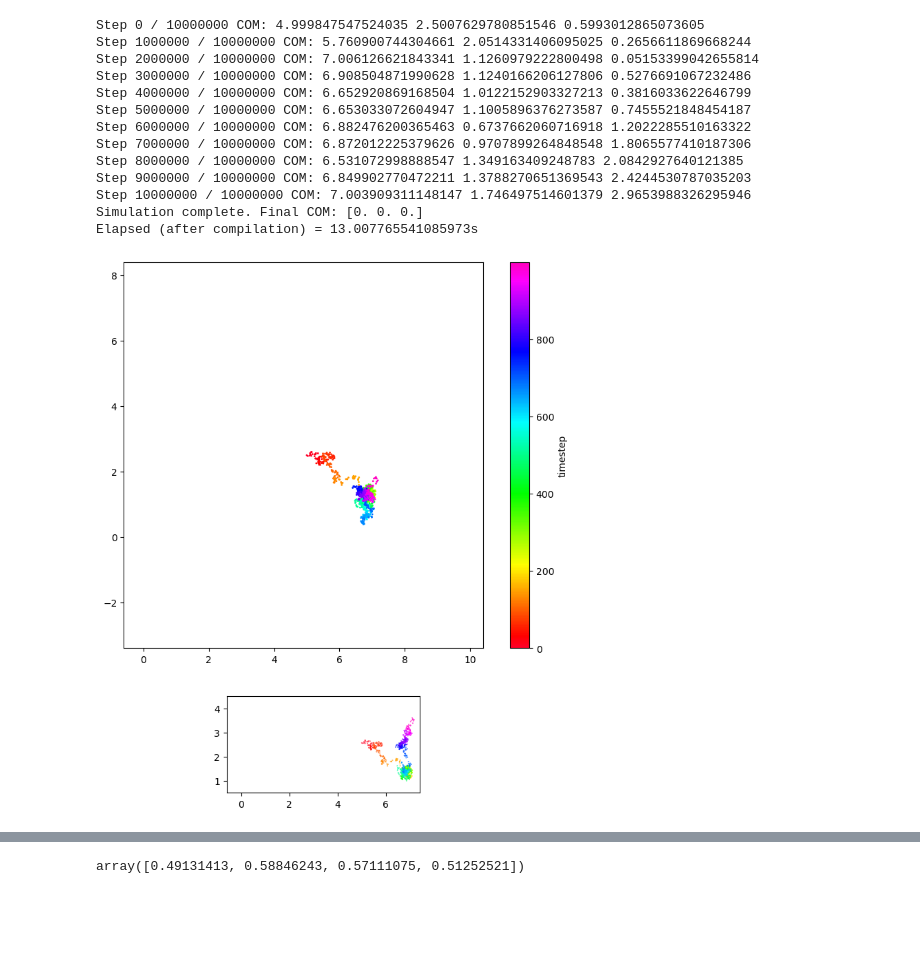
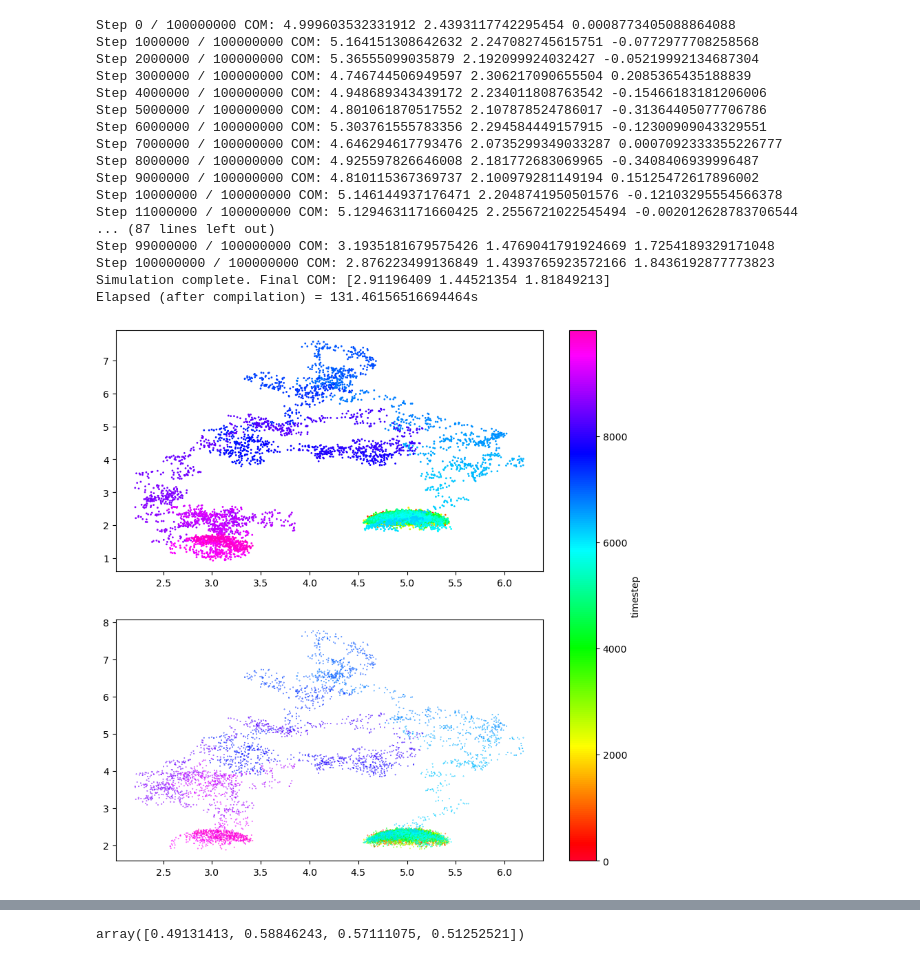
Before and after one commit to filippo1335/Ndc80simulator, a Jupyter notebook: sim_numba.ipynb, the cells around one changed output, grey strips where cells are left out. Saved outputs shown, nothing was run; the diff lists cells and outputs as text; code cells hidden in the pictures; blank space fills up the shorter version.

```diff
--- a/sim_numba.ipynb
+++ b/sim_numba.ipynb
@@ -209,61 +225,67 @@ def simulate(COM, surface, polymer, polymersurface, steps, dt, random_val, mu, p
             print("Step", i, "/", steps, "COM:", COM[0], COM[1], COM[2])
     return headhist, surfacehist
 # %%
-
 #-----------------------------------------------------------
 # 5. Main simulation parameters and execution.
 #-----------------------------------------------------------
 polymerLength = 10
 headN = 1
-steps = 10000000
-dt = 0.01
-random_val = 0.1
-mu = 1.0
+steps = 100000000
+dt = 0.001
+random_val = 1
+mu = 0.1
 print_every = 1000000
+hist_every = 10000
 
 # Initialize the system.
 polymer, polymersurface, COM, surface = polymergenerator(polymerLength, headN)
 
 # Run the simulation (the entire simulation loop is compiled for speed).
 start = time.perf_counter()
-headhist, surfacehist = simulate(COM, surface, polymer, polymersurface, steps, dt, random_val, mu, print_every)
+headhist, surfacehist = simulate(COM, surface, polymer, polymersurface, steps, dt, random_val, mu, print_every, hist_every)
 print("Simulation complete. Final COM:", headhist[-1])
 end = time.perf_counter()
 print("Elapsed (after compilation) = {}s".format((end - start)))
 # %% [output]
-Step 0 / 10000000 COM: 4.999847547524035 2.5007629780851546 0.5993012865073605
-Step 1000000 / 10000000 COM: 5.760900744304661 2.0514331406095025 0.2656611869668244
-Step 2000000 / 10000000 COM: 7.006126621843341 1.1260979222800498 0.05153399042655814
-Step 3000000 / 10000000 COM: 6.908504871990628 1.1240166206127806 0.5276691067232486
-Step 4000000 / 10000000 COM: 6.652920869168504 1.0122152903327213 0.3816033622646799
-Step 5000000 / 10000000 COM: 6.653033072604947 1.1005896376273587 0.7455521848454187
-Step 6000000 / 10000000 COM: 6.882476200365463 0.6737662060716918 1.2022285510163322
-Step 7000000 / 10000000 COM: 6.872012225379626 0.9707899264848548 1.8065577410187306
-Step 8000000 / 10000000 COM: 6.531072998888547 1.349163409248783 2.0842927640121385
-Step 9000000 / 10000000 COM: 6.849902770472211 1.3788270651369543 2.4244530787035203
-Step 10000000 / 10000000 COM: 7.003909311148147 1.746497514601379 2.9653988326295946
-Simulation complete. Final COM: [0. 0. 0.]
-Elapsed (after compilation) = 13.007765541085973s
+Step 0 / 100000000 COM: 4.999603532331912 2.4393117742295454 0.0008773405088864088
+Step 1000000 / 100000000 COM: 5.164151308642632 2.247082745615751 -0.0772977708258568
+Step 2000000 / 100000000 COM: 5.36555099035879 2.192099924032427 -0.05219992134687304
+Step 3000000 / 100000000 COM: 4.746744506949597 2.306217090655504 0.2085365435188839
+Step 4000000 / 100000000 COM: 4.948689343439172 2.234011808763542 -0.15466183181206006
+Step 5000000 / 100000000 COM: 4.801061870517552 2.107878524786017 -0.31364405077706786
+Step 6000000 / 100000000 COM: 5.303761555783356 2.294584449157915 -0.12300909043329551
+Step 7000000 / 100000000 COM: 4.646294617793476 2.0735299349033287 0.0007092333355226777
+Step 8000000 / 100000000 COM: 4.925597826646008 2.181772683069965 -0.3408406939996487
+Step 9000000 / 100000000 COM: 4.810115367369737 2.100979281149194 0.15125472617896002
+Step 10000000 / 100000000 COM: 5.146144937176471 2.2048741950501576 -0.12103295554566378
+Step 11000000 / 100000000 COM: 5.1294631171660425 2.2556721022545494 -0.002012628783706544
+... (87 lines left out)
+Step 99000000 / 100000000 COM: 3.1935181679575426 1.4769041791924669 1.7254189329171048
+Step 100000000 / 100000000 COM: 2.876223499136849 1.4393765923572166 1.8436192877773823
+Simulation complete. Final COM: [2.91196409 1.44521354 1.81849213]
+Elapsed (after compilation) = 131.46156516694464s
 # %%
 # (This cell uses your original plotting tools.)
-render_everyN = 10000
+
+render_everyN = 1
 orthogonal_distance = np.linalg.norm(headhist[::render_everyN, 1:3], axis=1)
-time_arr = np.arange(steps/render_everyN)
+time_arr = np.arange(steps/(render_everyN*hist_every))
 
 
 
 #fig, ax = plt.subplots(2, gridspec_kw={'height_ratios': [4, 4]}, figsize=(10, 10))
-fig, ax = plt.subplots(2,gridspec_kw={'height_ratios': [4, 1], "width_ratios": [1]}, figsize=(10,10))
+#fig, ax = plt.subplots(2,gridspec_kw={'height_ratios': [4, 4], "width_ratios": [1]}, figsize=(10,10))
+fig, ax = plt.subplots(2, figsize=(10,10))
 pos = ax[0].scatter(headhist[::render_everyN, 0], headhist[::render_everyN, 1], cmap="gist_rainbow", c=time_arr, s=1)
-ax[0].set_xlim(-0.6, 10.4)
-ax[0].set_ylim(-3.4, 8.4)
-ax[0].set_aspect("equal", adjustable="box")
+#ax[0].set_xlim(4.6, 6.4)
+#ax[0].set_ylim(-2.4, 2.4)
+#ax[0].set_aspect("equal", adjustable="box")
 perp = ax[1].scatter(headhist[::render_everyN, 0], orthogonal_distance[::], cmap="gist_rainbow", c=time_arr, s=0.1)
-ax[1].set_xlim(-0.6, 7.4)
-ax[1].set_ylim(0.5, 4.5)
-ax[1].set_aspect("equal", adjustable="box")
-fig.colorbar(pos, label='timestep')
+#ax[1].set_xlim(-0.6, 7.4)
+#ax[1].set_ylim(0.5, 4.5)
+#ax[1].set_aspect("equal", adjustable="box")
+fig.colorbar(pos, ax=ax, label='timestep')
 plt.show()
 # %% [output]
-[figure, old version]
+[figure, new version]
 # %%
```
Also changed, not shown: parts of 10 cells of this notebook.
